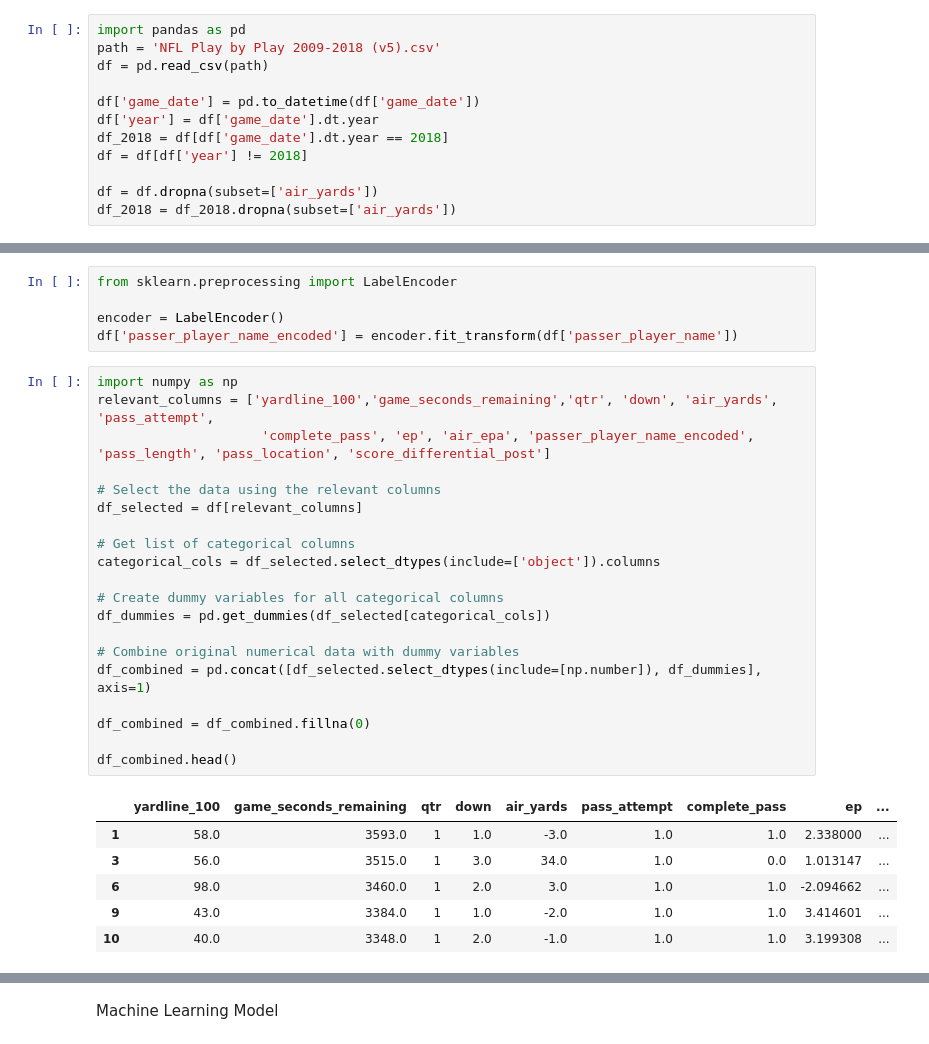
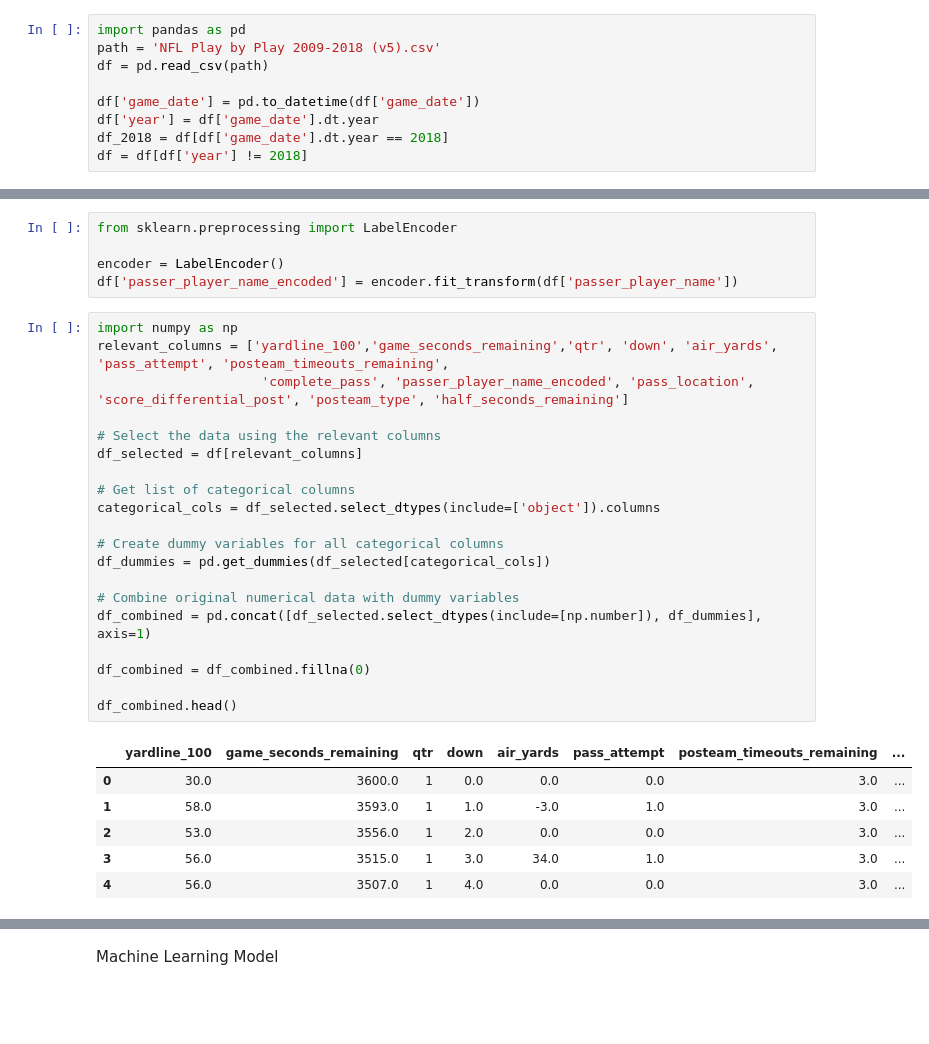
Before and after one commit to brandonliu12/nfl-qb-prediction, a Jupyter notebook: Project_4.ipynb, the cells around one changed output, grey strips where cells are left out. Drawn from its saved outputs; the diff is of its cells as text; blank space fills up the shorter version.

```diff
--- a/Project_4.ipynb
+++ b/Project_4.ipynb
@@ -11,6 +11,3 @@ df['game_date'] = pd.to_datetime(df['game_date'])
 df['year'] = df['game_date'].dt.year
 df_2018 = df[df['game_date'].dt.year == 2018]
 df = df[df['year'] != 2018]
-
-df = df.dropna(subset=['air_yards'])
-df_2018 = df_2018.dropna(subset=['air_yards'])
@@ -21,31 +28,31 @@ encoder = LabelEncoder()
 df['passer_player_name_encoded'] = encoder.fit_transform(df['passer_player_name'])
 # %%
 import numpy as np
-relevant_columns = ['yardline_100','game_seconds_remaining','qtr', 'down', 'air_yards', 'pass_attempt',
-                     'complete_pass', 'ep', 'air_epa', 'passer_player_name_encoded', 'pass_length', 'pass_location', 'score_differential_post']
+relevant_columns = ['yardline_100','game_seconds_remaining','qtr', 'down', 'air_yards', 'pass_attempt', 'posteam_timeouts_remaining',
+                     'complete_pass', 'passer_player_name_encoded', 'pass_location', 'score_differential_post', 'posteam_type', 'half_seconds_remaining']
 
 # Select the data using the relevant columns
 df_selected = df[relevant_columns]
 
 # Get list of categorical columns
 categorical_cols = df_selected.select_dtypes(include=['object']).columns
 
 # Create dummy variables for all categorical columns
 df_dummies = pd.get_dummies(df_selected[categorical_cols])
 
 # Combine original numerical data with dummy variables
 df_combined = pd.concat([df_selected.select_dtypes(include=[np.number]), df_dummies], axis=1)
 
 df_combined = df_combined.fillna(0)
 
 df_combined.head()
 # %% [output]
-|  | yardline_100 | game_seconds_remaining | qtr | down | air_yards | pass_attempt | complete_pass | ep | ... |
-| 1 | 58.0 | 3593.0 | 1 | 1.0 | -3.0 | 1.0 | 1.0 | 2.338000 | ... |
-| 3 | 56.0 | 3515.0 | 1 | 3.0 | 34.0 | 1.0 | 0.0 | 1.013147 | ... |
-| 6 | 98.0 | 3460.0 | 1 | 2.0 | 3.0 | 1.0 | 1.0 | -2.094662 | ... |
-| 9 | 43.0 | 3384.0 | 1 | 1.0 | -2.0 | 1.0 | 1.0 | 3.414601 | ... |
-| 10 | 40.0 | 3348.0 | 1 | 2.0 | -1.0 | 1.0 | 1.0 | 3.199308 | ... |
+|  | yardline_100 | game_seconds_remaining | qtr | down | air_yards | pass_attempt | posteam_timeouts_remaining | ... |
+| 0 | 30.0 | 3600.0 | 1 | 0.0 | 0.0 | 0.0 | 3.0 | ... |
+| 1 | 58.0 | 3593.0 | 1 | 1.0 | -3.0 | 1.0 | 3.0 | ... |
+| 2 | 53.0 | 3556.0 | 1 | 2.0 | 0.0 | 0.0 | 3.0 | ... |
+| 3 | 56.0 | 3515.0 | 1 | 3.0 | 34.0 | 1.0 | 3.0 | ... |
+| 4 | 56.0 | 3507.0 | 1 | 4.0 | 0.0 | 0.0 | 3.0 | ... |
 # %%
 df_2018['passer_player_name_encoded'] = encoder.fit_transform(df_2018['passer_player_name'])
 
```
Also changed, not shown: parts of 9 cells of this notebook.
